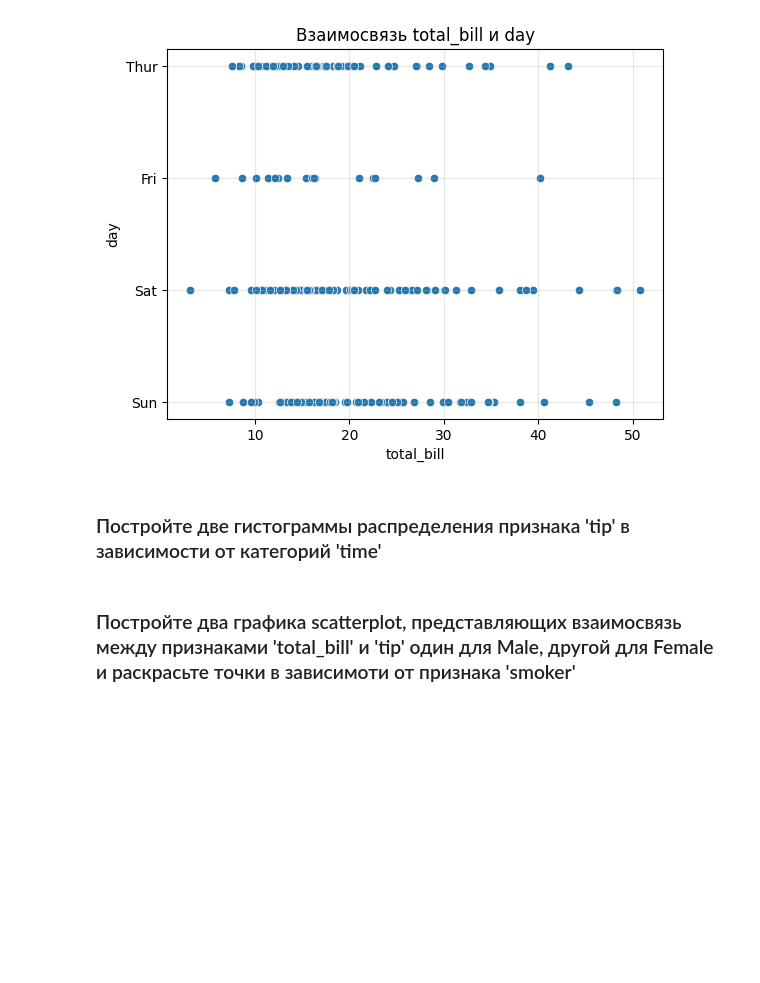
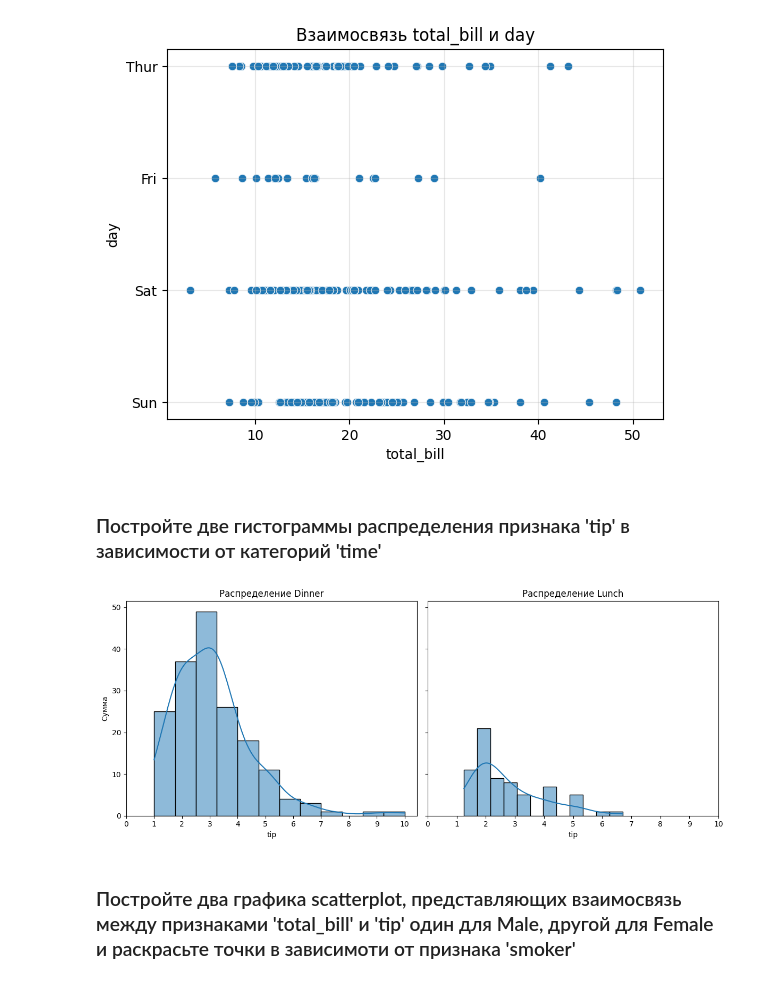
Before and after one commit to juojuk/ML-Basic, a Jupyter notebook: homework_07.ipynb, the cells around one changed output. Cells and saved outputs as stored; diff of their text form; code cells hidden in the pictures; blank space fills up the shorter version.

Commit message:
Построены две гистограммы распределения признака 'tip' в зависимости от категорий 'time'

```diff
--- a/homework_07.ipynb
+++ b/homework_07.ipynb
@@ -302,3 +300,21 @@ plt.show()
+# %%
+# ВАШ КОД ЗДЕСЬ
+time_array = df['time'].unique()
+time_count = len(time_array)
+
+fig, axes = plt.subplots(1, time_count, figsize=(12, 5), sharey=True)
+
+for ax, t in zip(axes, time_array):
+    sns.histplot(data=df[df['time'] == t], x='tip', bins=12, kde=True, ax=ax)
+    ax.set_title(f"Распределение {t}")
+    ax.set_xlabel('tip')
+    ax.set_ylabel('Сумма')
+    ax.set_xticks(np.arange(0, df['tip'].max() + 1, 1))
+
+plt.tight_layout()
+plt.show()
+# %% [output]
+[figure, added]
 # %% [markdown]
 ### Постройте два графика scatterplot, представляющих взаимосвязь между признаками 'total_bill' и 'tip' один для Male, другой для Female и раскрасьте точки в зависимоти от признака 'smoker'
 # %%
```
Also changed, not shown: parts of 4 cells of this notebook, 1 other file.
